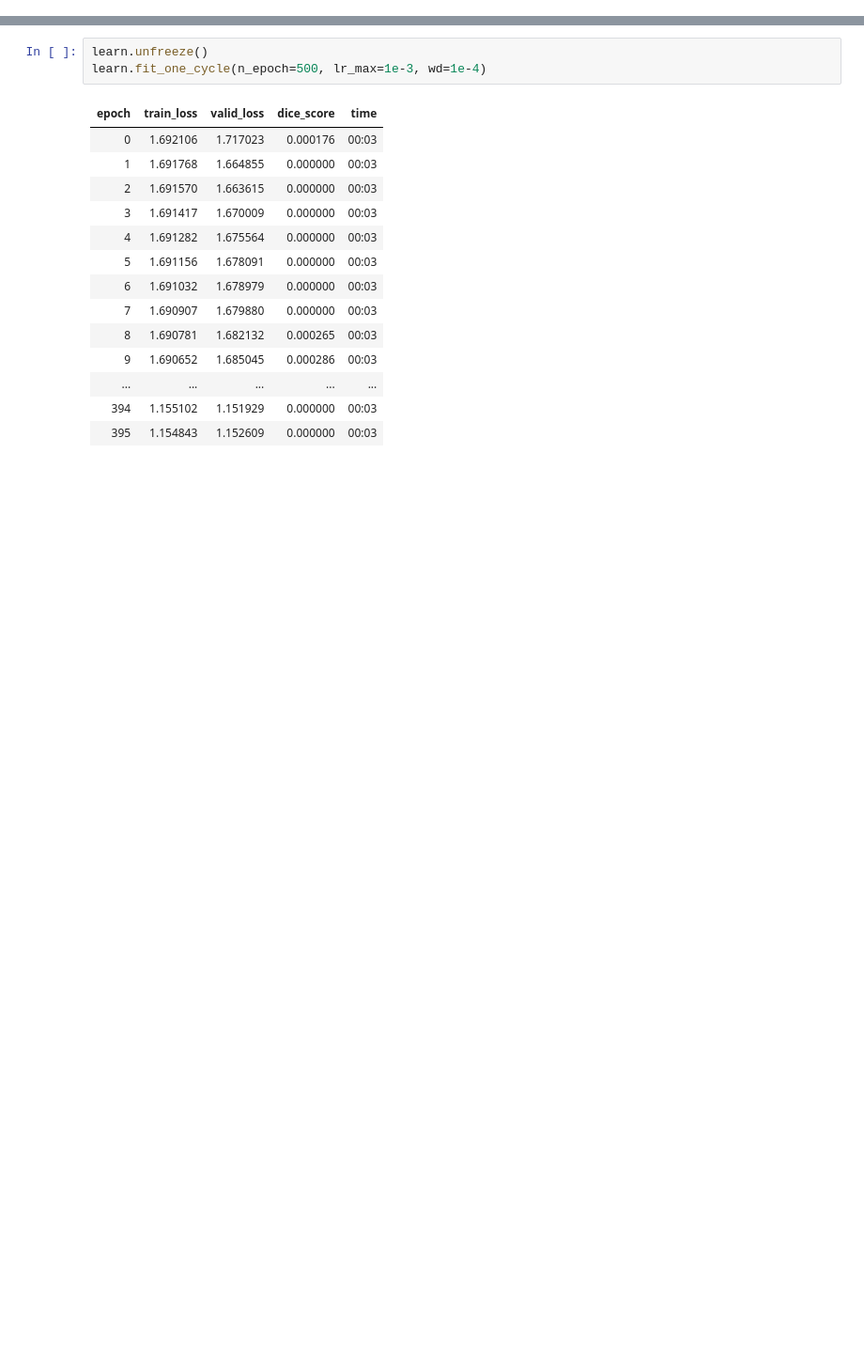
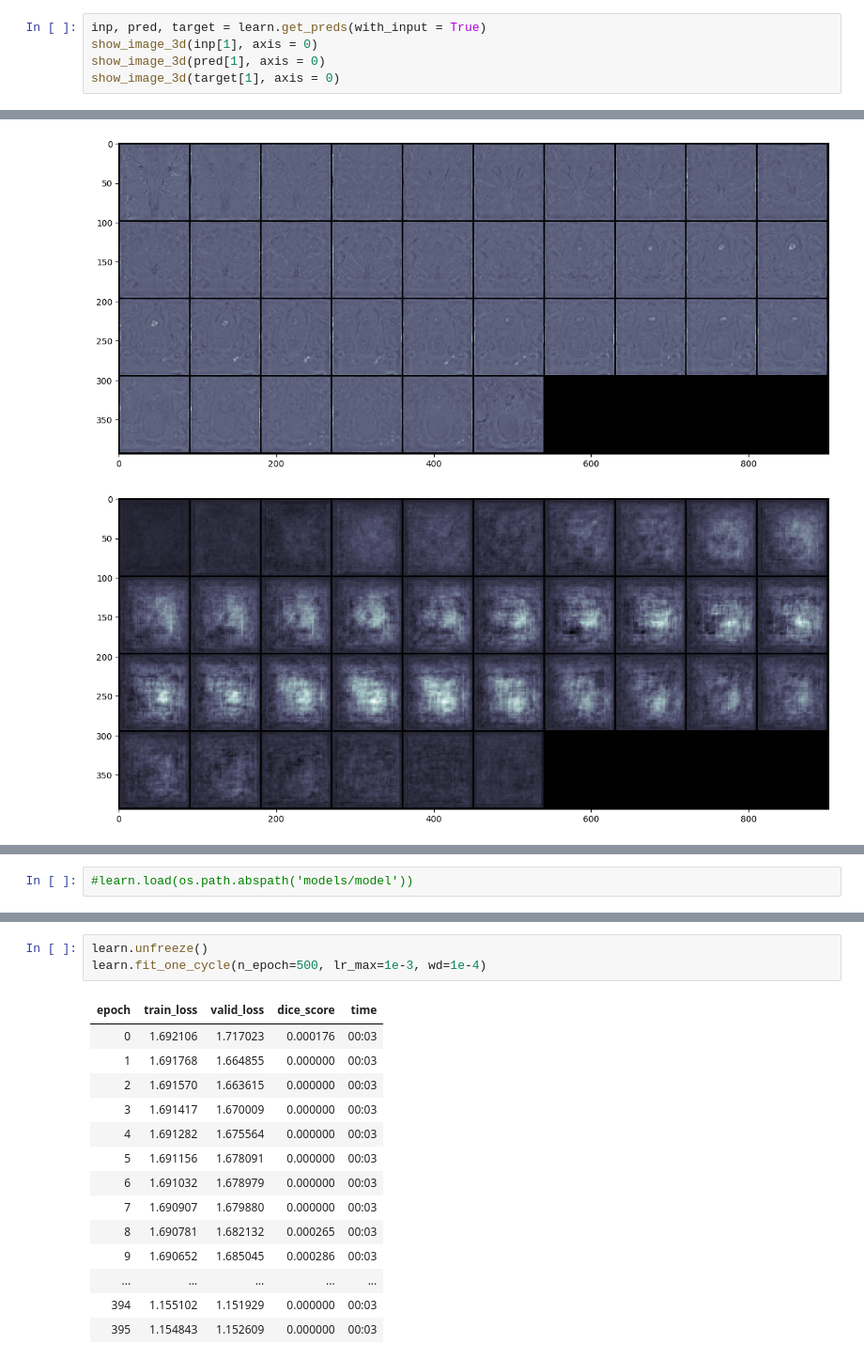
Before and after one commit to astewartau/prostate, a Jupyter notebook: train-nb.ipynb, the cells around one changed output, grey strips where cells are left out. Shown at 94% size. Cells and saved outputs as stored; diff of their text form; blank space fills up the shorter version.

```diff
--- a/train-nb.ipynb
+++ b/train-nb.ipynb
@@ -72,0 +99,6 @@ FileNotFoundError: [Errno 2] No such file or directory: 'models/models.pth'
+# %%
+inp, pred, target = learn.get_preds(with_input = True)
+show_image_3d(inp[1], axis = 0)
+show_image_3d(pred[1], axis = 0)
+show_image_3d(target[1], axis = 0)
+# %% [output]
@@ -72,0 +106,2 @@ FileNotFoundError: [Errno 2] No such file or directory: 'models/models.pth'
+[figure, added]
+[figure, added]
@@ -73,3 +109,5 @@ FileNotFoundError: [Errno 2] No such file or directory: 'models/models.pth'
+# %%
+#learn.load(os.path.abspath('models/model'))
 # %%
 learn.lr_find()
 # %% [output]
```
Also changed, not shown: parts of 12 cells of this notebook, 4 other files.
